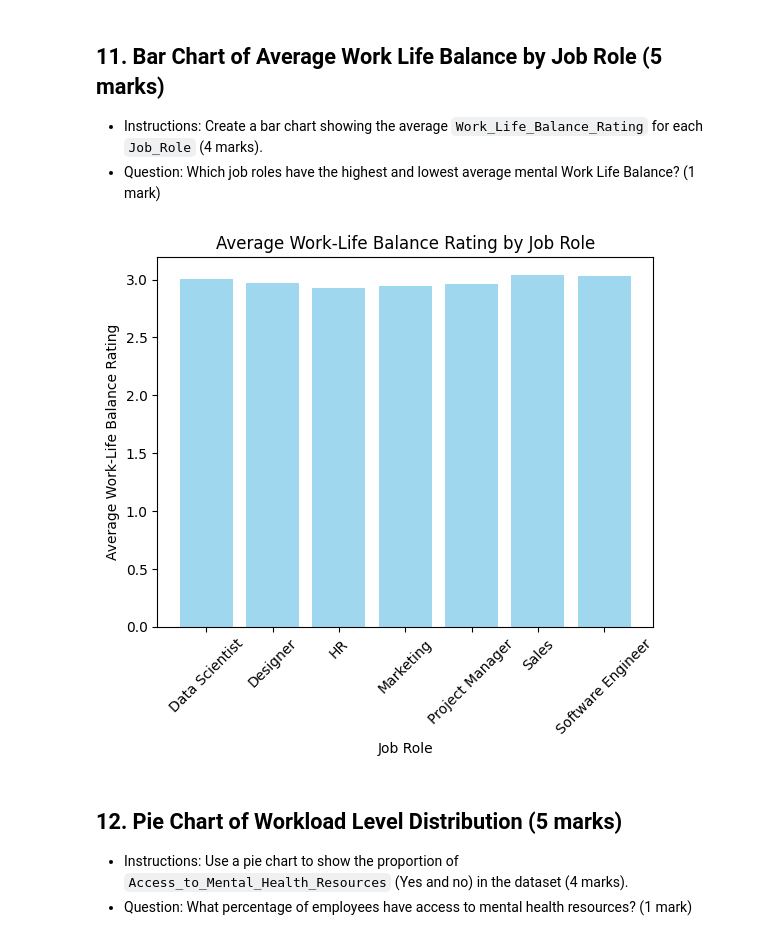
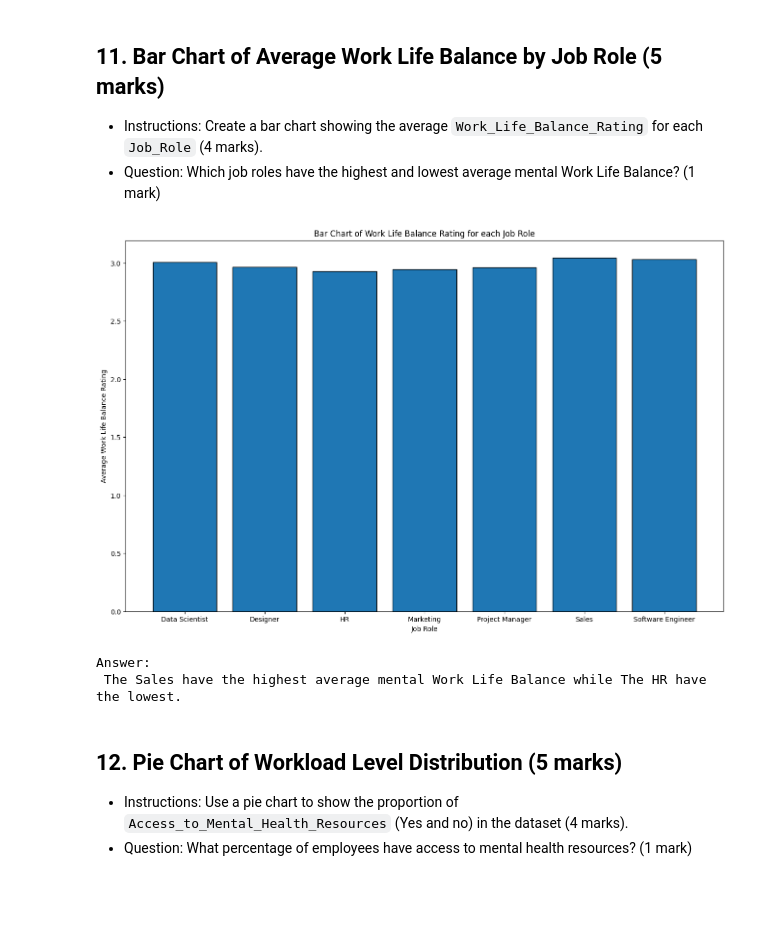
Before and after one commit to kuruxxii/PythonDA-course-assessment-submission, a Jupyter notebook: Assessment/Data_Analytics_with_Python_Assessment.ipynb, the cells around one changed output. Drawn from its saved outputs; the diff is of its cells as text; code cells hidden in the pictures; blank space fills up the shorter version.

```diff
--- a/Assessment/Data_Analytics_with_Python_Assessment.ipynb
+++ b/Assessment/Data_Analytics_with_Python_Assessment.ipynb
@@ -464,17 +472,20 @@ plt.show()
 - Question: Which job roles have the highest and lowest average mental Work Life Balance? (1 mark)
 # %%
 # Write code here
-avg_wlb_rating = df.groupby('Job_Role')['Work_Life_Balance_Rating'].mean()
+avg_WLB_Ratings = df.groupby("Job_Role")["Work_Life_Balance_Rating"].mean()
+avg_WLB_Ratings
 
-# Create a bar chart
-plt.bar(avg_wlb_rating.index, avg_wlb_rating.values, color='skyblue', alpha=0.8)
-plt.title('Average Work-Life Balance Rating by Job Role')
-plt.xlabel('Job Role')
-plt.ylabel('Average Work-Life Balance Rating')
-plt.xticks(rotation=45)
+plt.figure(figsize=(16, 10))
+plt.bar(avg_WLB_Ratings.index, avg_WLB_Ratings.values, edgecolor="black")
+plt.title("Bar Chart of Work Life Balance Rating for each Job Role")
+plt.xlabel("Job Role")
+plt.ylabel("Average Work Life Balance Rating")
 plt.show()
+print('Answer:\n The Sales have the highest average mental Work Life Balance while The HR have the lowest.')
 # %% [output]
-[figure, old version]
+[figure, new version]
+Answer:
+ The Sales have the highest average mental Work Life Balance while The HR have the lowest.
 # %% [markdown]
 ## 12. Pie Chart of Workload Level Distribution (5 marks)
 - Instructions: Use a pie chart to show the proportion of `Access_to_Mental_Health_Resources` (Yes and no) in the dataset (4 marks).
```
Also changed, not shown: parts of 6 cells of this notebook.
